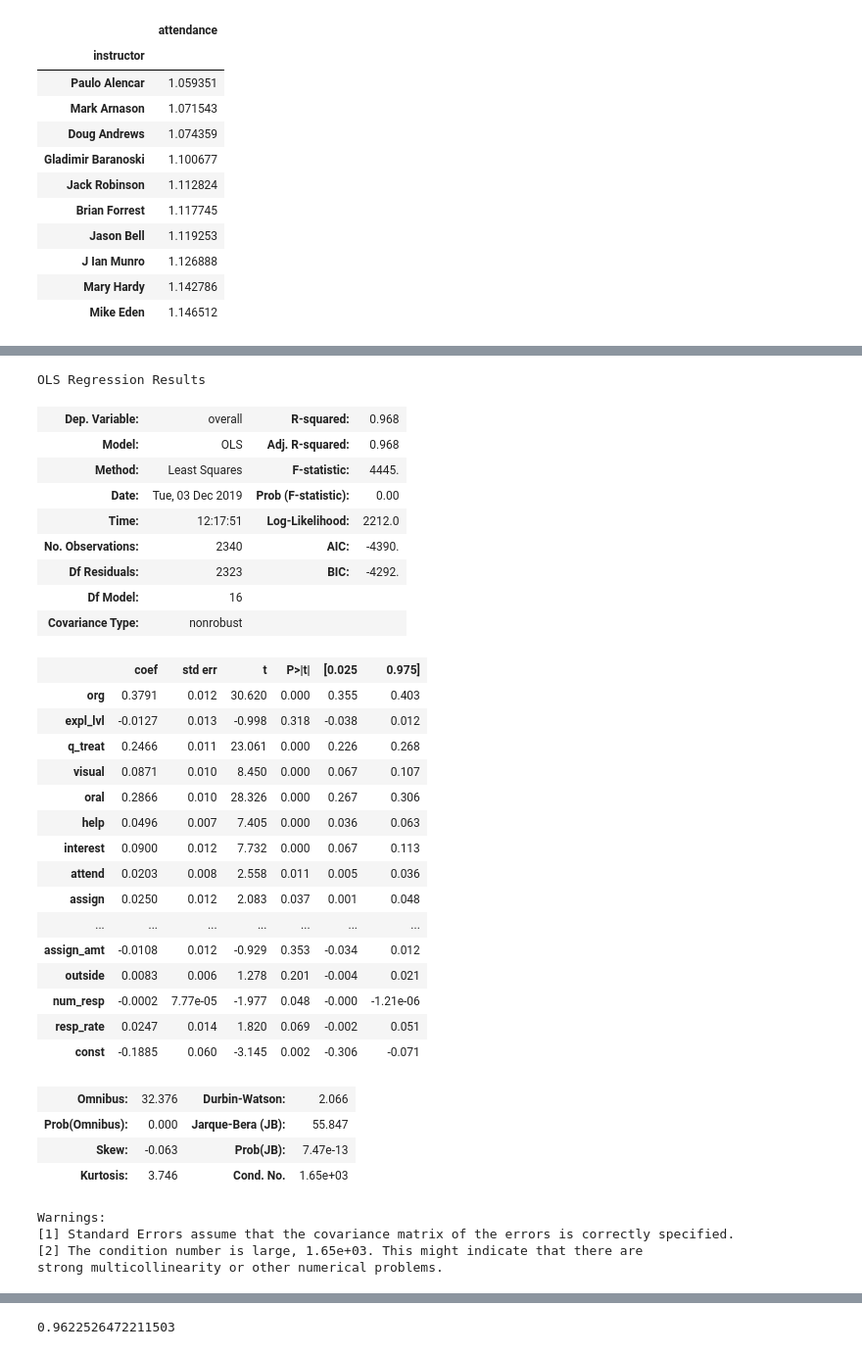
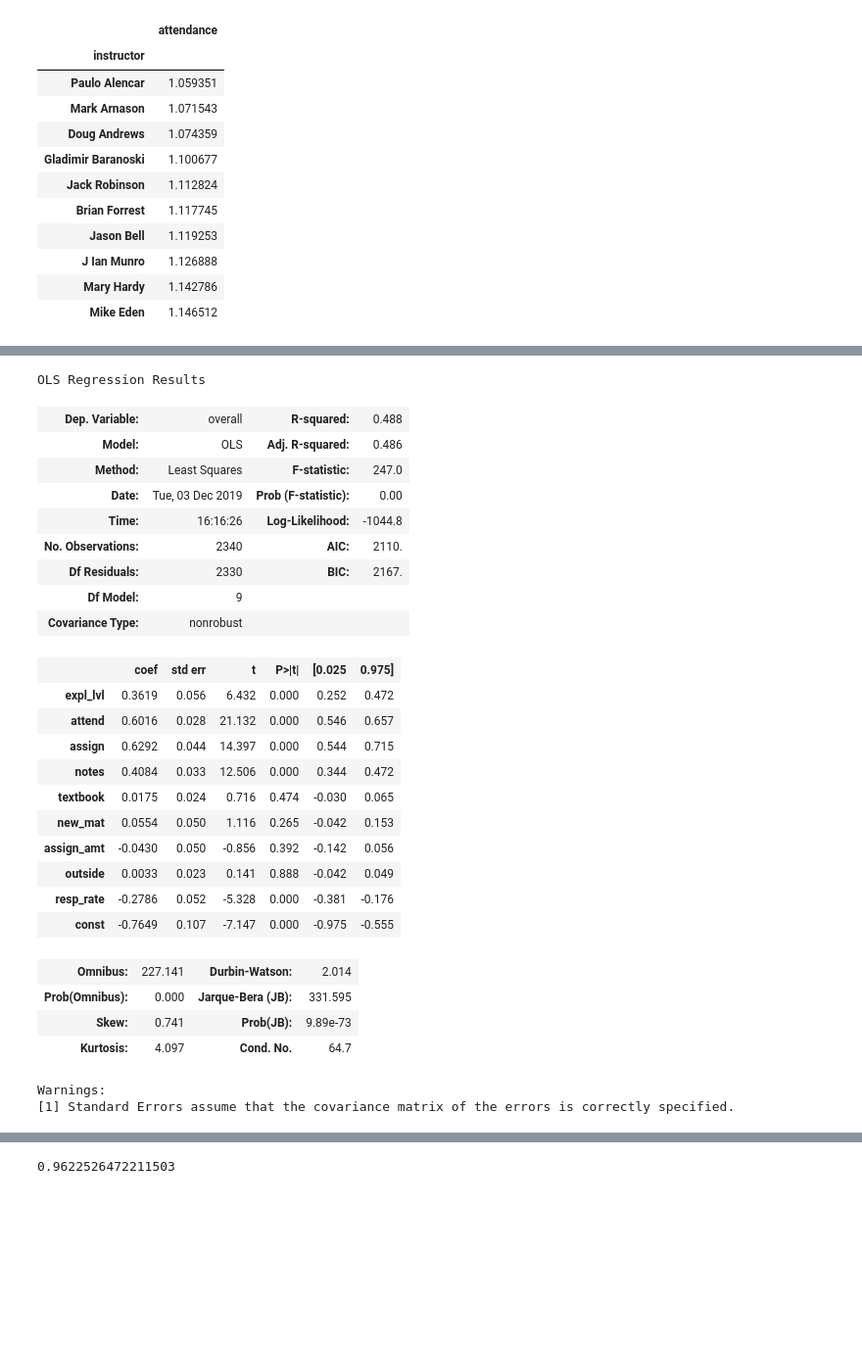
Before and after one commit to Akababa/course_eval, a Jupyter notebook: EDA.ipynb, the cells around one changed output, grey strips where cells are left out. Shown: that part at 98% size. Saved outputs shown, nothing was run; the diff lists cells and outputs as text; code cells hidden in the pictures; blank space fills up the shorter version.

```diff
--- a/EDA.ipynb
+++ b/EDA.ipynb
@@ -204,56 +188,54 @@ import statsmodels.api as sm
 
 # feats=["help","interesting","visual","oral","q_treatment","expl_lvl","assign_helpful"]
 feats=list(df1.select_dtypes('number').columns)
-[feats.remove(xx) for xx in ["salary","enrolled","overall"]]
-X=df1[feats]
+[feats.remove(xx) for xx in ["salary","num_resp","enrolled","overall"]]
+nonlinear_feats=["expl_lvl","new_mat","assign_amt"]
+X=df1[feats].copy()
+X[nonlinear_feats]=abs(X[nonlinear_feats]-3)
+X=X.drop(["org","oral","q_treat","visual","interest","help"],axis=1)
 x1,x2,y1,y2=train_test_split(X,df1.overall,random_state=42)
-ss=StandardScaler()
+# ss=StandardScaler()
 # x1=pd.DataFrame(ss.fit_transform(x1),columns=x1.columns)
 # x2=ss.transform(x2)
 
 
 # x1 = np.array(x1)
-x1 = sm.add_constant(x1, prepend=False)
+x1i = sm.add_constant(x1, prepend=False)
 # lr=LinearRegression()
 # lr=LassoCV(cv=10)
 # lr=RidgeCV(alphas=10.**np.arange(-3,3))
-lr=sm.OLS(y1,x1)
-lr.fit().summary()
+lr=sm.OLS(y1,x1i)
+res1=lr.fit()
 # lr.fit(x1,y1)
 # print(f"train error: {np.mean(np.square(lr.predict(x1)-y1))}")
 # print(f"test error:  {np.mean(np.square(lr.predict(x2)-y2))}")
-# %% [output]
-OLS Regression Results
-| Dep. Variable: | overall | R-squared: | 0.968 |
-| Model: | OLS | Adj. R-squared: | 0.968 |
-| Method: | Least Squares | F-statistic: | 4445. |
-| Date: | Tue, 03 Dec 2019 | Prob (F-statistic): | 0.00 |
-| Time: | 12:17:51 | Log-Likelihood: | 2212.0 |
-| No. Observations: | 2340 | AIC: | -4390. |
-| Df Residuals: | 2323 | BIC: | -4292. |
-| Df Model: | 16 |  |  |
-| Covariance Type: | nonrobust |  |  |
-|  | coef | std err | t | P>|t| | [0.025 | 0.975] |
-| org | 0.3791 | 0.012 | 30.620 | 0.000 | 0.355 | 0.403 |
-| expl_lvl | -0.0127 | 0.013 | -0.998 | 0.318 | -0.038 | 0.012 |
-| q_treat | 0.2466 | 0.011 | 23.061 | 0.000 | 0.226 | 0.268 |
-| visual | 0.0871 | 0.010 | 8.450 | 0.000 | 0.067 | 0.107 |
-| oral | 0.2866 | 0.010 | 28.326 | 0.000 | 0.267 | 0.306 |
-| help | 0.0496 | 0.007 | 7.405 | 0.000 | 0.036 | 0.063 |
-| interest | 0.0900 | 0.012 | 7.732 | 0.000 | 0.067 | 0.113 |
-| attend | 0.0203 | 0.008 | 2.558 | 0.011 | 0.005 | 0.036 |
-| assign | 0.0250 | 0.012 | 2.083 | 0.037 | 0.001 | 0.048 |
-| ... | ... | ... | ... | ... | ... | ... |
-| assign_amt | -0.0108 | 0.012 | -0.929 | 0.353 | -0.034 | 0.012 |
-| outside | 0.0083 | 0.006 | 1.278 | 0.201 | -0.004 | 0.021 |
-| num_resp | -0.0002 | 7.77e-05 | -1.977 | 0.048 | -0.000 | -1.21e-06 |
-| resp_rate | 0.0247 | 0.014 | 1.820 | 0.069 | -0.002 | 0.051 |
-| const | -0.1885 | 0.060 | -3.145 | 0.002 | -0.306 | -0.071 |
-| Omnibus: | 32.376 | Durbin-Watson: | 2.066 |
-| Prob(Omnibus): | 0.000 | Jarque-Bera (JB): | 55.847 |
-| Skew: | -0.063 | Prob(JB): | 7.47e-13 |
-| Kurtosis: | 3.746 | Cond. No. | 1.65e+03 |
-Warnings:
-[1] Standard Errors assume that the covariance matrix of the errors is correctly specified.
-[2] The condition number is large, 1.65e+03. This might indicate that there are
-strong multicollinearity or other numerical problems.
+# %%
+res1.summary()
+# %% [output]
+OLS Regression Results
+| Dep. Variable: | overall | R-squared: | 0.488 |
+| Model: | OLS | Adj. R-squared: | 0.486 |
+| Method: | Least Squares | F-statistic: | 247.0 |
+| Date: | Tue, 03 Dec 2019 | Prob (F-statistic): | 0.00 |
+| Time: | 16:16:26 | Log-Likelihood: | -1044.8 |
+| No. Observations: | 2340 | AIC: | 2110. |
+| Df Residuals: | 2330 | BIC: | 2167. |
+| Df Model: | 9 |  |  |
+| Covariance Type: | nonrobust |  |  |
+|  | coef | std err | t | P>|t| | [0.025 | 0.975] |
+| expl_lvl | 0.3619 | 0.056 | 6.432 | 0.000 | 0.252 | 0.472 |
+| attend | 0.6016 | 0.028 | 21.132 | 0.000 | 0.546 | 0.657 |
+| assign | 0.6292 | 0.044 | 14.397 | 0.000 | 0.544 | 0.715 |
+| notes | 0.4084 | 0.033 | 12.506 | 0.000 | 0.344 | 0.472 |
+| textbook | 0.0175 | 0.024 | 0.716 | 0.474 | -0.030 | 0.065 |
+| new_mat | 0.0554 | 0.050 | 1.116 | 0.265 | -0.042 | 0.153 |
+| assign_amt | -0.0430 | 0.050 | -0.856 | 0.392 | -0.142 | 0.056 |
+| outside | 0.0033 | 0.023 | 0.141 | 0.888 | -0.042 | 0.049 |
+| resp_rate | -0.2786 | 0.052 | -5.328 | 0.000 | -0.381 | -0.176 |
+| const | -0.7649 | 0.107 | -7.147 | 0.000 | -0.975 | -0.555 |
+| Omnibus: | 227.141 | Durbin-Watson: | 2.014 |
+| Prob(Omnibus): | 0.000 | Jarque-Bera (JB): | 331.595 |
+| Skew: | 0.741 | Prob(JB): | 9.89e-73 |
+| Kurtosis: | 4.097 | Cond. No. | 64.7 |
+Warnings:
+[1] Standard Errors assume that the covariance matrix of the errors is correctly specified.
```
Also changed, not shown: parts of 3 cells of this notebook.
